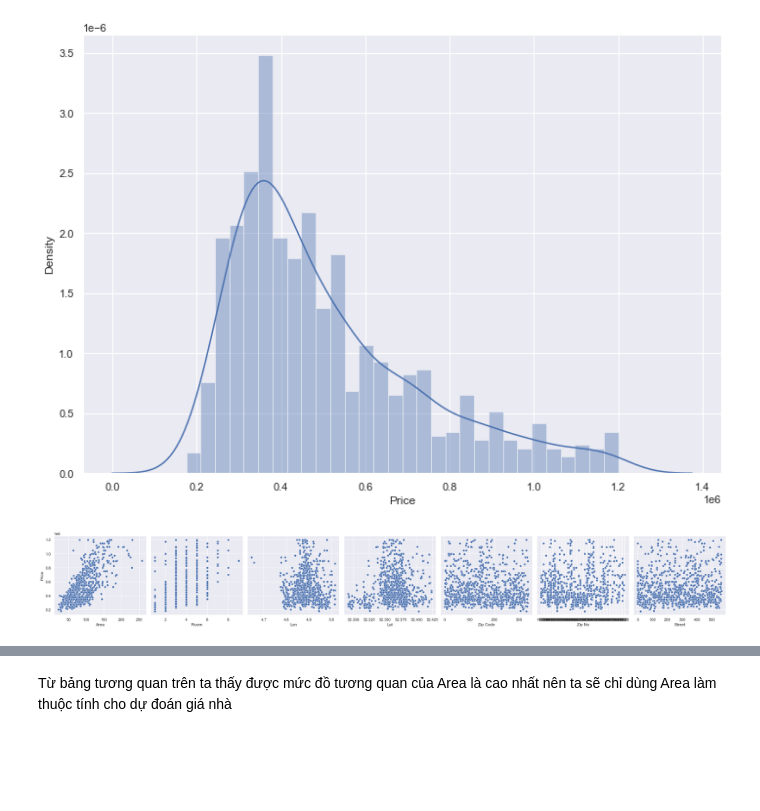
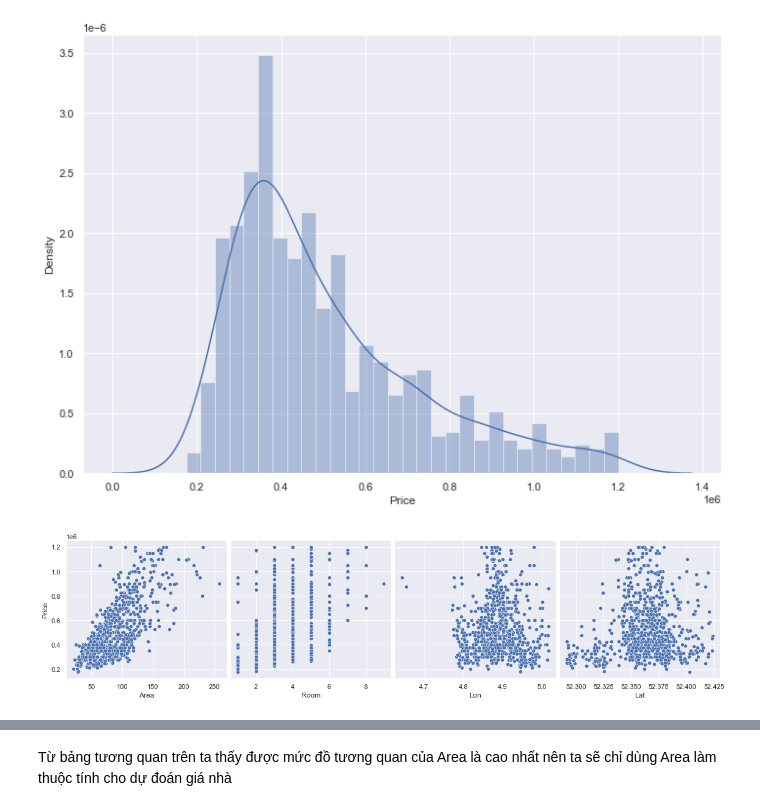
Before and after one commit to duybao901/ml-preds-house, a Jupyter notebook: house-price-prediction-custome.ipynb, the cells around one changed output, grey strips where cells are left out. Saved outputs shown, nothing was run; the diff lists cells and outputs as text; code cells hidden in the pictures; blank space fills up the shorter version.

Commit message:
remove zip code, zip no and street in data

```diff
--- a/house-price-prediction-custome.ipynb
+++ b/house-price-prediction-custome.ipynb
@@ -147,6 +132,0 @@ def get_street(address):
-# %%
-tqdm.pandas()
-data['Zip No'] = data['Zip'].progress_apply(lambda x: x.split()[0])
-data['Zip Code'] = data['Zip'].progress_apply(lambda x: x.split()[-1])
-data['Address'] = data['Address'].progress_apply(lambda x: x.split(',')[0])
-data['Street'] = data['Address'].progress_apply(lambda x: get_street(x))
@@ -174,10 +145,3 @@ data.head()
-# %%
-# encoder string
-lbe = LabelEncoder()
-lbe.fit(list(data['Zip Code'].values))
-data['Zip Code'] = lbe.transform(list(data['Zip Code'].values))
-lbe.fit(list(data['Street'].values))
-data['Street'] = lbe.transform(list(data['Street'].values))
 # %%
 data.head()
 # %% [output]
@@ -194,10 +158,10 @@ plt.show()
 # %% [output]
 [figure]
 # %%
-sns.pairplot(data, x_vars=['Area', 'Room', 'Lon', 'Lat', 'Zip Code', 'Zip No', 'Street'], y_vars='Price', height=4, aspect=1, kind='scatter')
+sns.pairplot(data, x_vars=['Area', 'Room', 'Lon', 'Lat'], y_vars='Price', height=4, aspect=1, kind='scatter')
 plt.show()
 # %% [output]
-[figure, old version]
+[figure, new version]
 # %%
 sns.pairplot(data)
 # %% [output]
```
Also changed, not shown: parts of 15 cells of this notebook.
